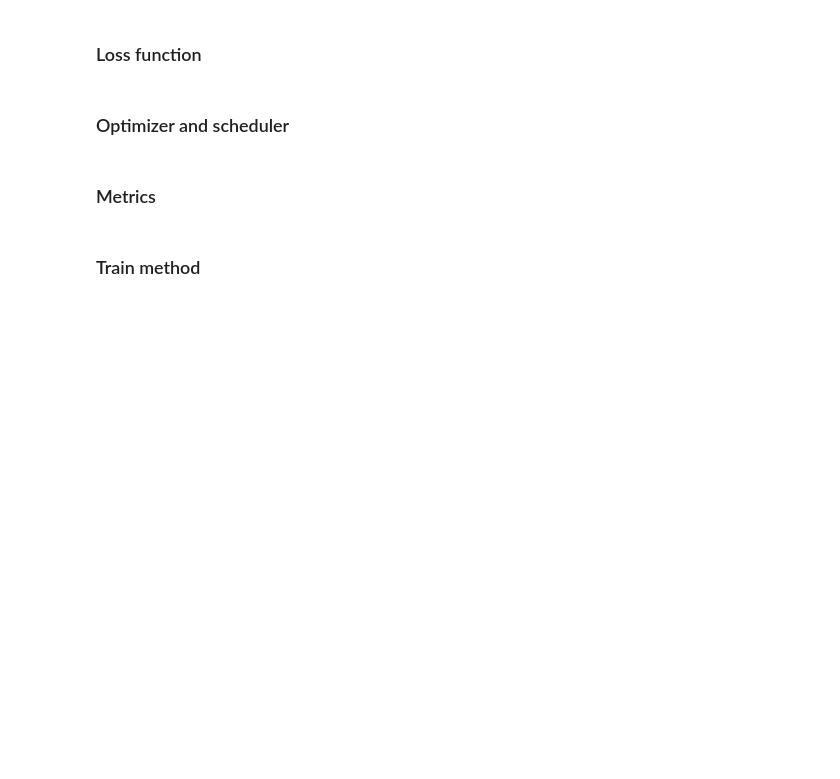
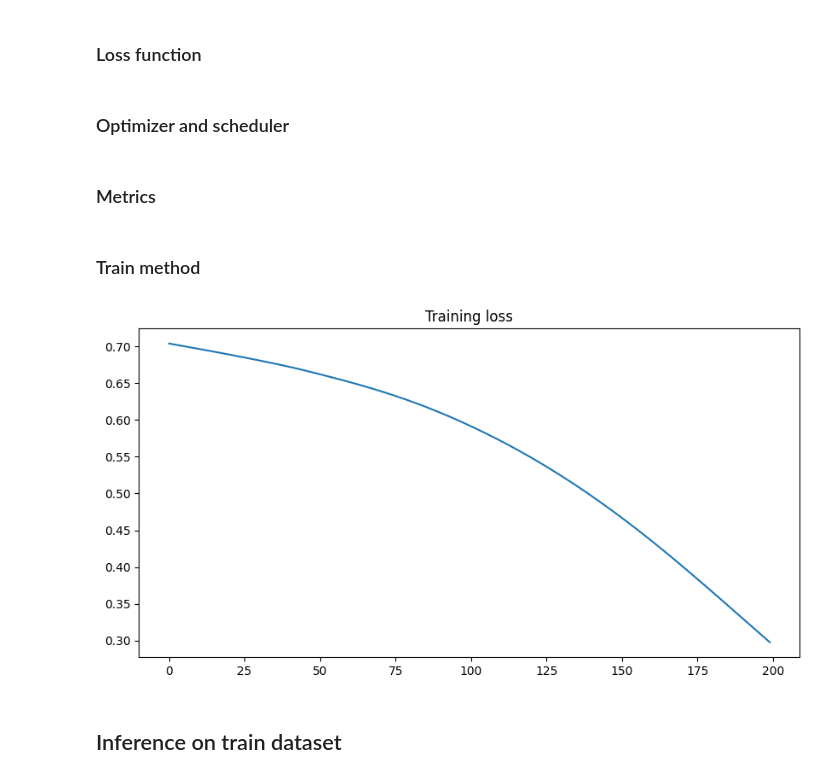
Before and after one commit to DavidFM43/blood-vessel-segmentation, a Jupyter notebook: baseline.ipynb, the cells around one changed output. Cells and saved outputs as stored; diff of their text form; code cells hidden in the pictures; blank space fills up the shorter version.

```diff
--- a/baseline.ipynb
+++ b/baseline.ipynb
@@ -150,7 +150,7 @@ loss_fn = nn.BCEWithLogitsLoss()
 # %% [markdown]
 ### Optimizer and scheduler
 # %%
-lr = 3e-3
+lr = 3e-5
 optimizer = torch.optim.Adam(lr=lr, params=net.parameters())
 # %% [markdown]
 ### Metrics
@@ -180,8 +180,21 @@ def train(epoch):
     pbar.close()
 
     train_loss /= len(train_dl)
+
+    return train_loss
 # %%
-epochs = 100
+epochs = 200
+losses = []
 
 for epoch in range(epochs):
-    train(epoch)
+    loss = train(epoch)
+    losses.append(loss)
+# %%
+plt.figure(figsize=(10, 5))
+plt.plot(losses)
+plt.title("Training loss")
+plt.show()
+# %% [output]
+[figure, added]
+# %% [markdown]
+## Inference on train dataset
```
Also changed, not shown: parts of 2 cells of this notebook.
